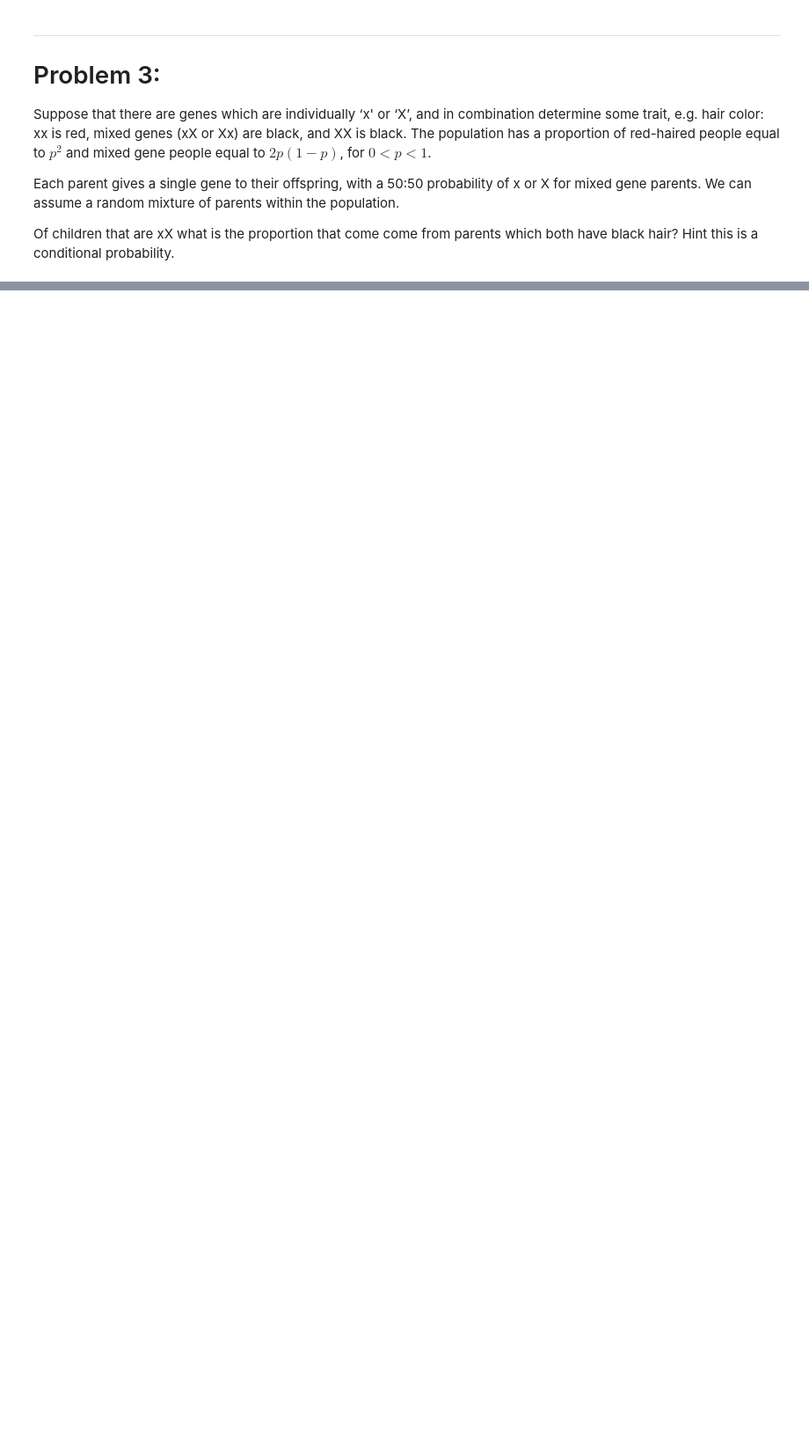
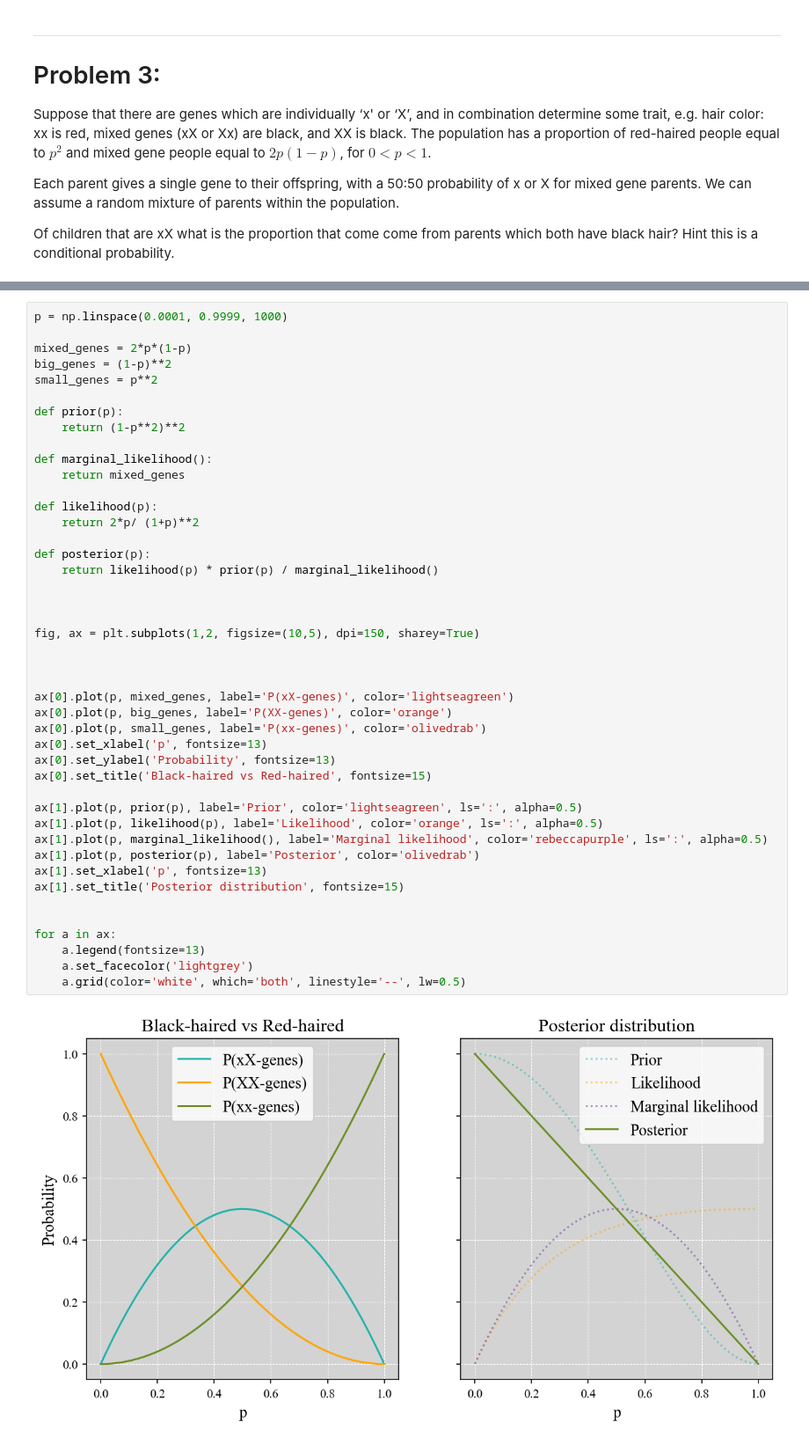
Before and after one commit to nielsdavidsen/AMAS_2025, a Jupyter notebook: Projects/Project_2/Project_2_Niels_Davidsen.ipynb, the cells around one changed output, grey strips where cells are left out. Shown at 88% size. Cells and saved outputs as stored; diff of their text form; blank space fills up the shorter version.

```diff
--- a/Projects/Project_2/Project_2_Niels_Davidsen.ipynb
+++ b/Projects/Project_2/Project_2_Niels_Davidsen.ipynb
@@ -224,0 +249,46 @@ red_haired = xx
+# %%
+p = np.linspace(0.0001, 0.9999, 1000)
+
+mixed_genes = 2*p*(1-p)
+big_genes = (1-p)**2
+small_genes = p**2
+
+def prior(p):
+    return (1-p**2)**2
+
+def marginal_likelihood():
+    return mixed_genes
+
+def likelihood(p):
+    return 2*p/ (1+p)**2
+
+def posterior(p):
+    return likelihood(p) * prior(p) / marginal_likelihood()
+
+
+
+fig, ax = plt.subplots(1,2, figsize=(10,5), dpi=150, sharey=True)
+
+
+
+ax[0].plot(p, mixed_genes, label='P(xX-genes)', color='lightseagreen')
+ax[0].plot(p, big_genes, label='P(XX-genes)', color='orange')
+ax[0].plot(p, small_genes, label='P(xx-genes)', color='olivedrab')
+ax[0].set_xlabel('p', fontsize=13)
+ax[0].set_ylabel('Probability', fontsize=13)
+ax[0].set_title('Black-haired vs Red-haired', fontsize=15)
+
+ax[1].plot(p, prior(p), label='Prior', color='lightseagreen', ls=':', alpha=0.5)
+ax[1].plot(p, likelihood(p), label='Likelihood', color='orange', ls=':', alpha=0.5)
+ax[1].plot(p, marginal_likelihood(), label='Marginal likelihood', color='rebeccapurple', ls=':', alpha=0.5)
+ax[1].plot(p, posterior(p), label='Posterior', color='olivedrab')
+ax[1].set_xlabel('p', fontsize=13)
+ax[1].set_title('Posterior distribution', fontsize=15)
+
+
+for a in ax:
+    a.legend(fontsize=13)
+    a.set_facecolor('lightgrey')
+    a.grid(color='white', which='both', linestyle='--', lw=0.5)
+# %% [output]
+[figure, added]
```
Also changed, not shown: parts of 9 cells of this notebook, 4 other files.
